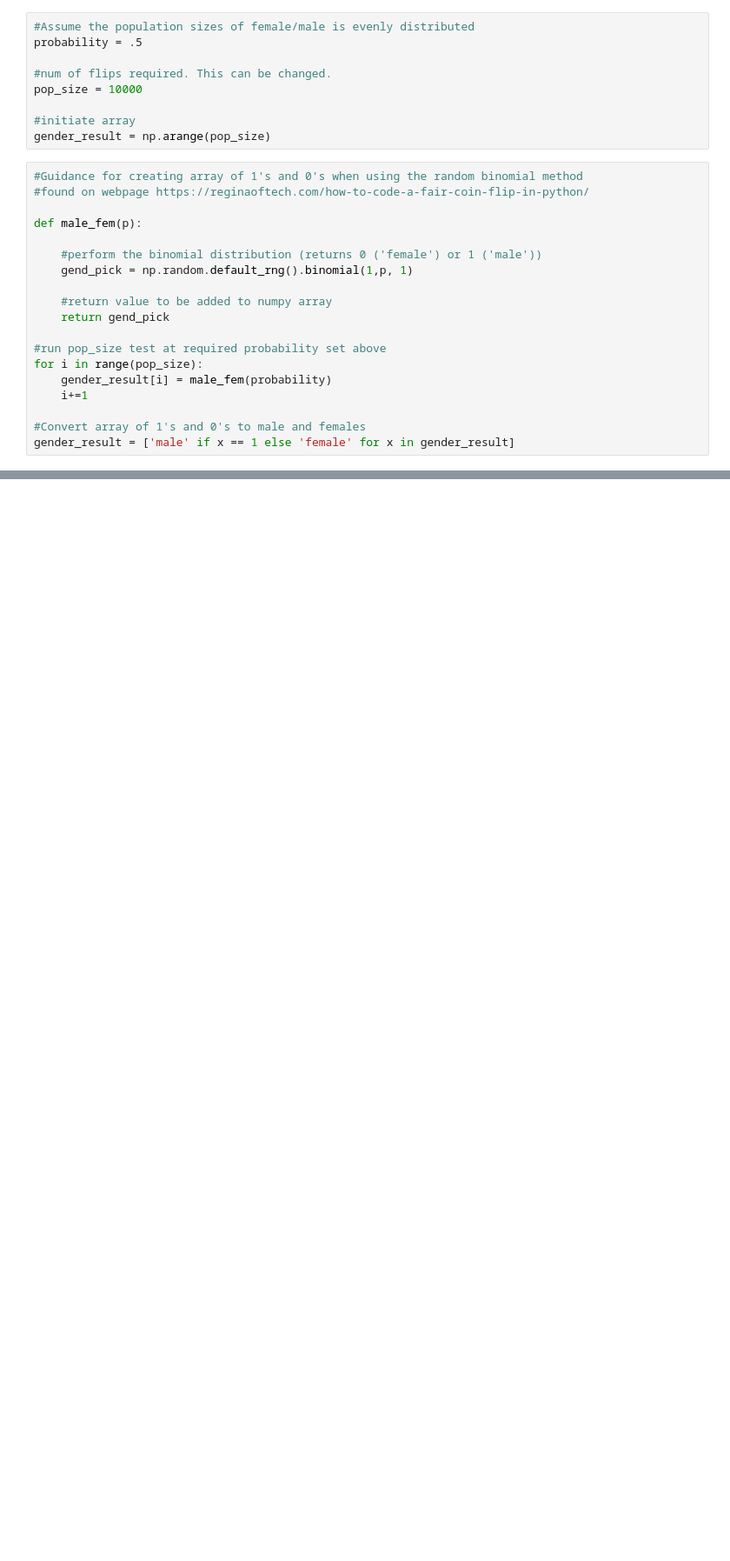
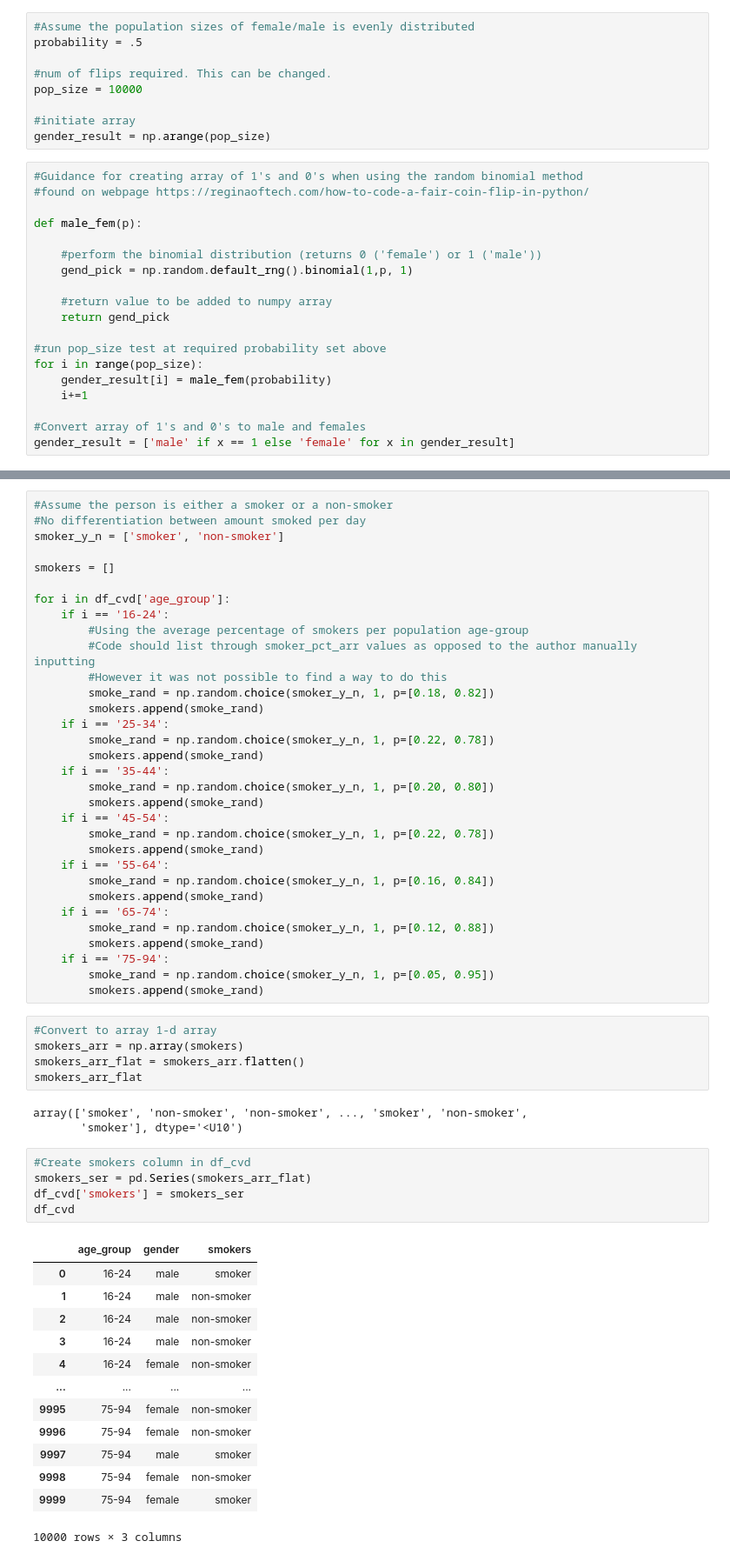
Before and after one commit to juliandunne1234/pada_project_g00267940, a Jupyter notebook: dataset_simulation_project.ipynb, the cells around one changed output, grey strips where cells are left out. Shown: that part at 87% size. Cells and saved outputs as stored; diff of their text form; blank space fills up the shorter version.

Commit message:
Reasses dataset format - smoker variable resubmission

```diff
--- a/dataset_simulation_project.ipynb
+++ b/dataset_simulation_project.ipynb
@@ -492,0 +505,59 @@ df_cvd
+# %%
+#Assume the person is either a smoker or a non-smoker
+#No differentiation between amount smoked per day
+smoker_y_n = ['smoker', 'non-smoker']
+
+smokers = []
+
+for i in df_cvd['age_group']:
+    if i == '16-24':
+        #Using the average percentage of smokers per population age-group
+        #Code should list through smoker_pct_arr values as opposed to the author manually inputting
+        #However it was not possible to find a way to do this
+        smoke_rand = np.random.choice(smoker_y_n, 1, p=[0.18, 0.82])
+        smokers.append(smoke_rand)
+    if i == '25-34':
+        smoke_rand = np.random.choice(smoker_y_n, 1, p=[0.22, 0.78])
+        smokers.append(smoke_rand)
+    if i == '35-44':
+        smoke_rand = np.random.choice(smoker_y_n, 1, p=[0.20, 0.80])
+        smokers.append(smoke_rand)
+    if i == '45-54':
+        smoke_rand = np.random.choice(smoker_y_n, 1, p=[0.22, 0.78])
+        smokers.append(smoke_rand)
+    if i == '55-64':
+        smoke_rand = np.random.choice(smoker_y_n, 1, p=[0.16, 0.84])
+        smokers.append(smoke_rand)
+    if i == '65-74':
+        smoke_rand = np.random.choice(smoker_y_n, 1, p=[0.12, 0.88])
+        smokers.append(smoke_rand)
+    if i == '75-94':
+        smoke_rand = np.random.choice(smoker_y_n, 1, p=[0.05, 0.95])
+        smokers.append(smoke_rand)
+# %%
+#Convert to array 1-d array
+smokers_arr = np.array(smokers)
+smokers_arr_flat = smokers_arr.flatten()
+smokers_arr_flat
+# %% [output]
+array(['smoker', 'non-smoker', 'non-smoker', ..., 'smoker', 'non-smoker',
+       'smoker'], dtype='<U10')
+# %%
+#Create smokers column in df_cvd
+smokers_ser = pd.Series(smokers_arr_flat)
+df_cvd['smokers'] = smokers_ser
+df_cvd
+# %% [output]
+|  | age_group | gender | smokers |
+| 0 | 16-24 | male | smoker |
+| 1 | 16-24 | male | non-smoker |
+| 2 | 16-24 | male | non-smoker |
+| 3 | 16-24 | male | non-smoker |
+| 4 | 16-24 | female | non-smoker |
+| ... | ... | ... | ... |
+| 9995 | 75-94 | female | non-smoker |
+| 9996 | 75-94 | female | non-smoker |
+| 9997 | 75-94 | male | smoker |
+| 9998 | 75-94 | female | non-smoker |
+| 9999 | 75-94 | female | smoker |
+10000 rows × 3 columns
```
Also changed, not shown: parts of 3 cells of this notebook.
